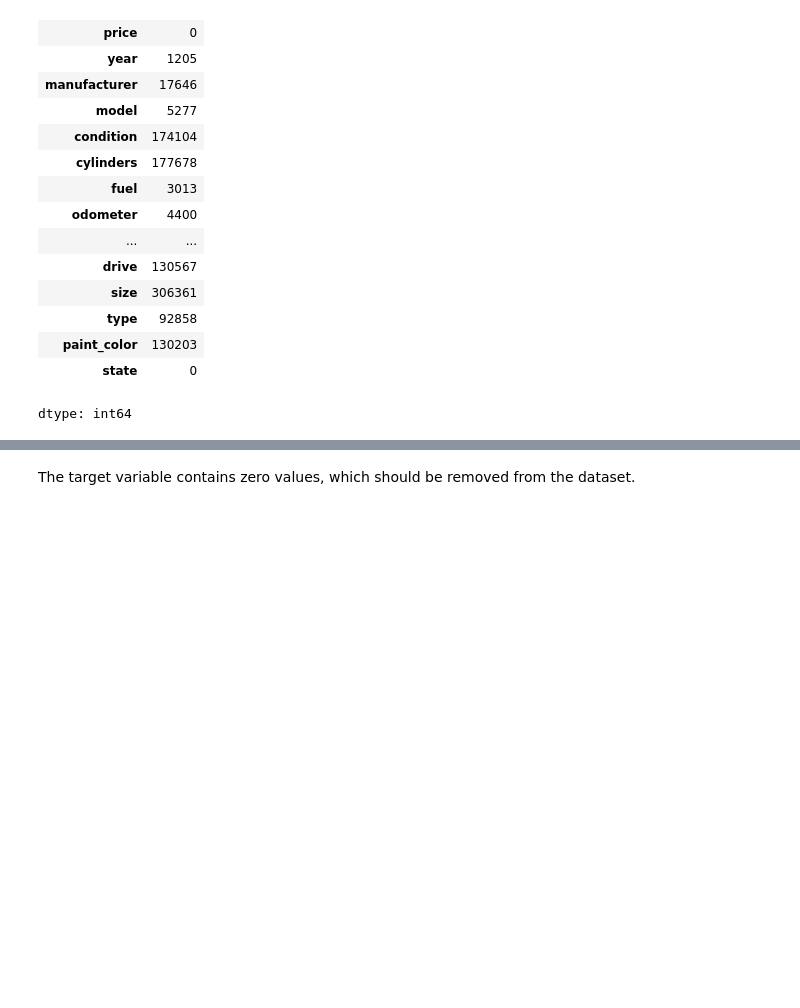
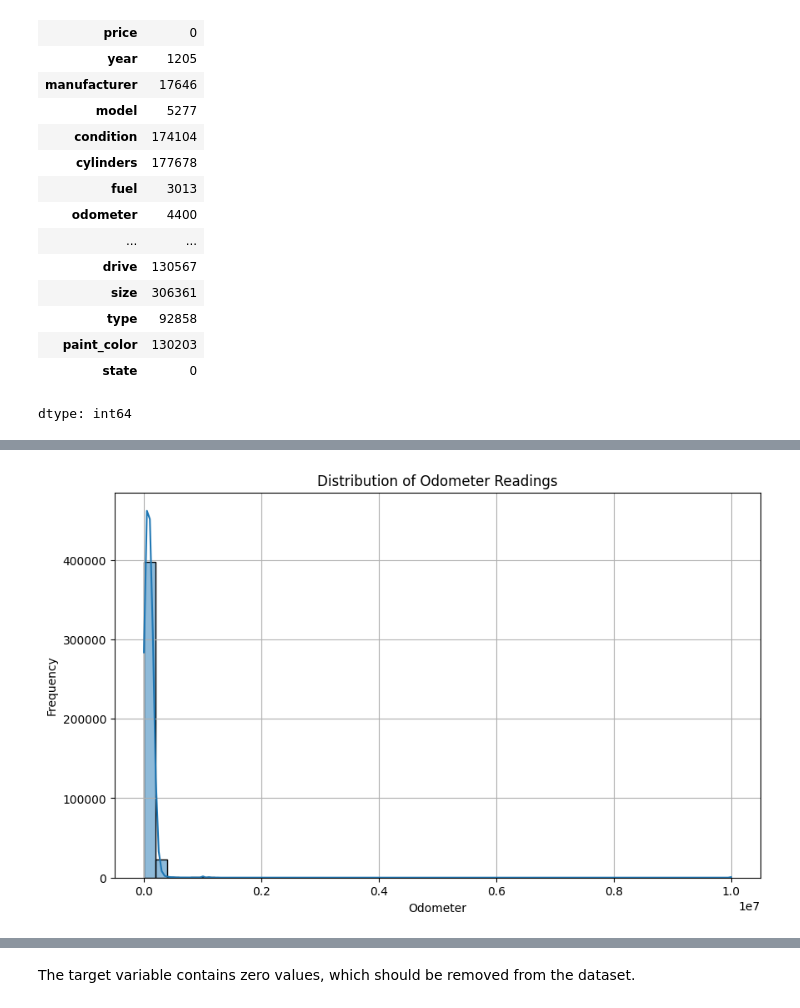
Before and after one commit to Ashish4132/priceofacar, a Jupyter notebook: prompt_II.ipynb, the cells around one changed output, grey strips where cells are left out. Saved outputs shown, nothing was run; the diff lists cells and outputs as text; code cells hidden in the pictures; blank space fills up the shorter version.

```diff
--- a/prompt_II.ipynb
+++ b/prompt_II.ipynb
@@ -206,0 +187,12 @@ plt.show()
+# %%
+
+# Distribution of Odometer
+plt.figure(figsize=(10, 6))
+sns.histplot(df['odometer'], bins=50, kde=True)
+plt.title('Distribution of Odometer Readings')
+plt.xlabel('Odometer')
+plt.ylabel('Frequency')
+plt.grid(True)
+plt.show()
+# %% [output]
+[figure, added]
```
Also changed, not shown: parts of 25 cells of this notebook.
